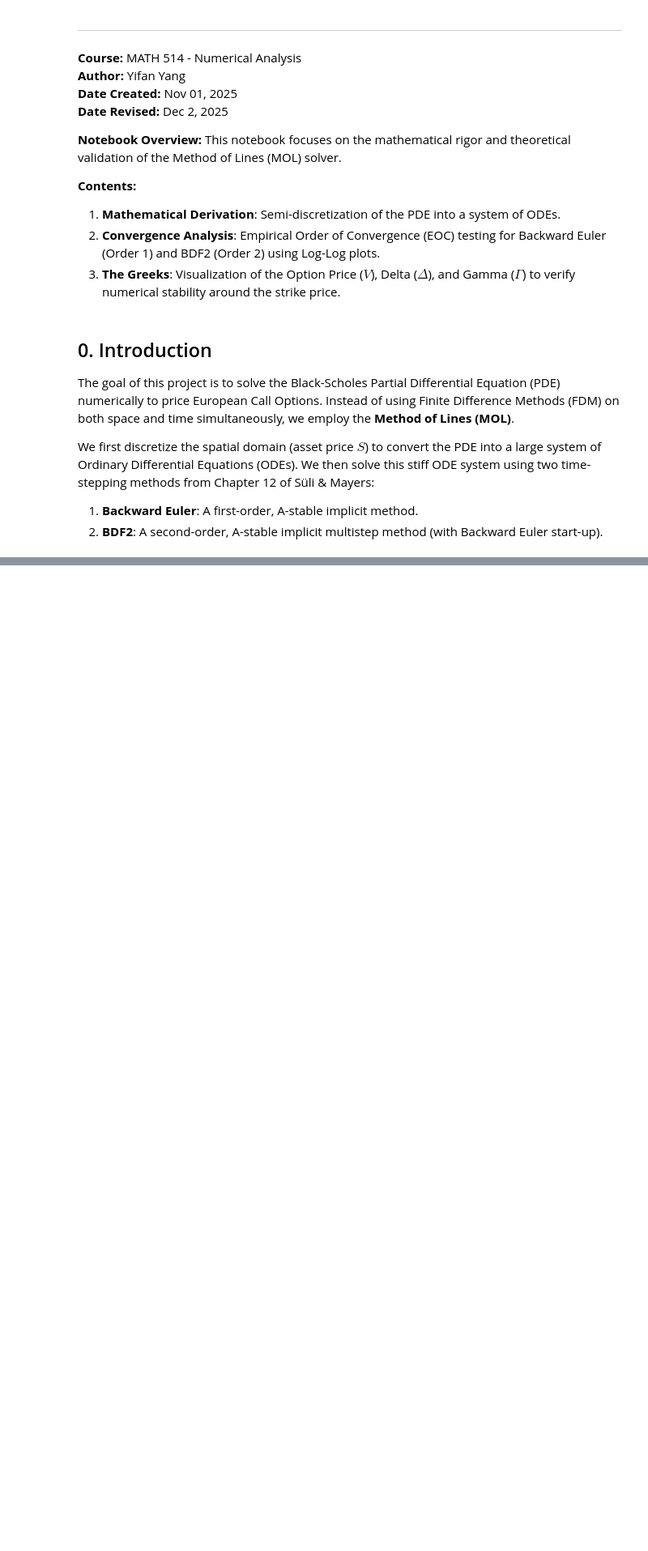
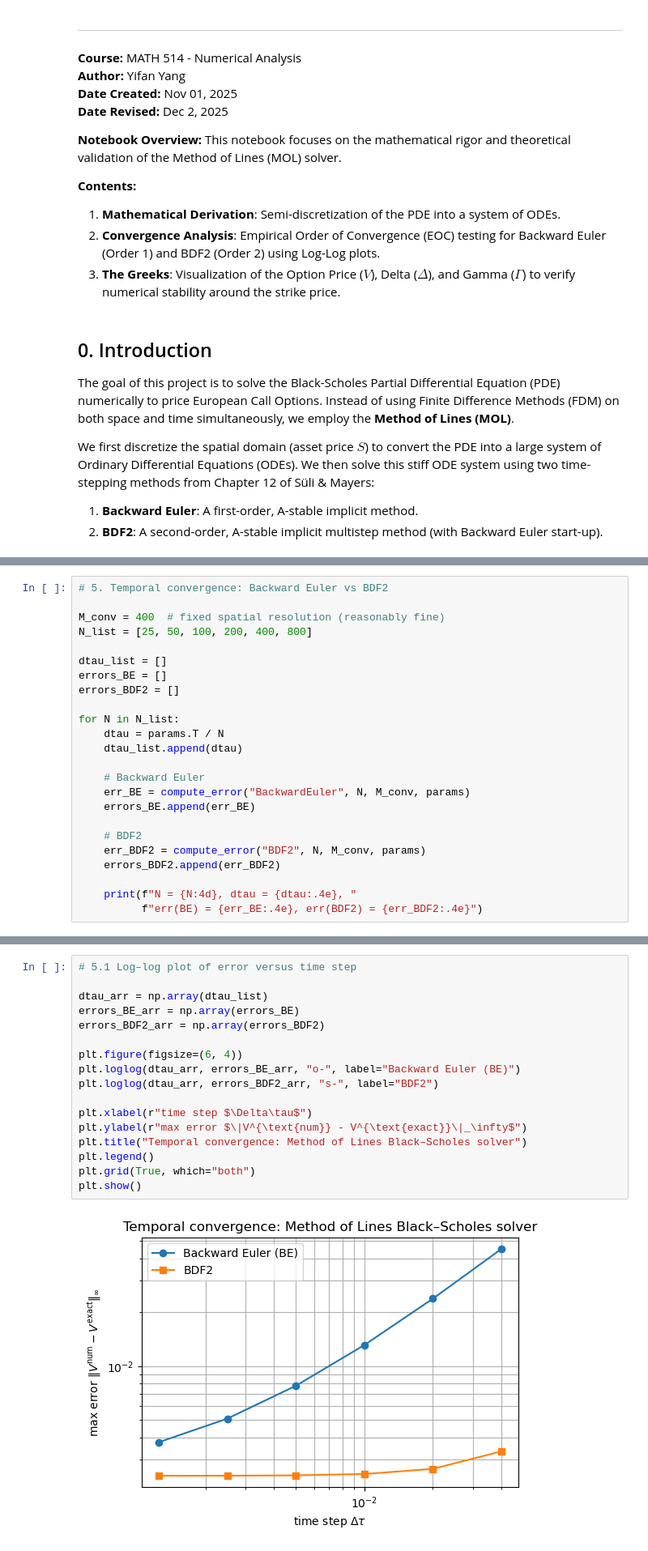
Before and after one commit to franxyang/MATH514FinalProject-BS_Model, a Jupyter notebook: 01_Verification_Analysis.ipynb, the cells around one changed output, grey strips where cells are left out. Shown: that part at 81% size. Saved outputs shown, nothing was run; the diff lists cells and outputs as text; blank space fills up the shorter version.

```diff
--- a/01_Verification_Analysis.ipynb
+++ b/01_Verification_Analysis.ipynb
@@ -153,0 +309,24 @@ Processing Subplot 4: M = 5000 ...
+# %%
+# 5. Temporal convergence: Backward Euler vs BDF2
+
+M_conv = 400  # fixed spatial resolution (reasonably fine)
+N_list = [25, 50, 100, 200, 400, 800]
+
+dtau_list = []
+errors_BE = []
+errors_BDF2 = []
+
+for N in N_list:
+    dtau = params.T / N
+    dtau_list.append(dtau)
+
+    # Backward Euler
+    err_BE = compute_error("BackwardEuler", N, M_conv, params)
+    errors_BE.append(err_BE)
+
+    # BDF2
+    err_BDF2 = compute_error("BDF2", N, M_conv, params)
+    errors_BDF2.append(err_BDF2)
+
+    print(f"N = {N:4d}, dtau = {dtau:.4e}, "
+          f"err(BE) = {err_BE:.4e}, err(BDF2) = {err_BDF2:.4e}")
@@ -153,0 +340,19 @@ Processing Subplot 4: M = 5000 ...
+# %%
+# 5.1 Log–log plot of error versus time step
+
+dtau_arr = np.array(dtau_list)
+errors_BE_arr = np.array(errors_BE)
+errors_BDF2_arr = np.array(errors_BDF2)
+
+plt.figure(figsize=(6, 4))
+plt.loglog(dtau_arr, errors_BE_arr, "o-", label="Backward Euler (BE)")
+plt.loglog(dtau_arr, errors_BDF2_arr, "s-", label="BDF2")
+
+plt.xlabel(r"time step $\Delta\tau$")
+plt.ylabel(r"max error $\|V^{\text{num}} - V^{\text{exact}}\|_\infty$")
+plt.title("Temporal convergence: Method of Lines Black–Scholes solver")
+plt.legend()
+plt.grid(True, which="both")
+plt.show()
+# %% [output]
+[figure, added]
```
Also changed, not shown: parts of 16 cells of this notebook, 13 other files.
